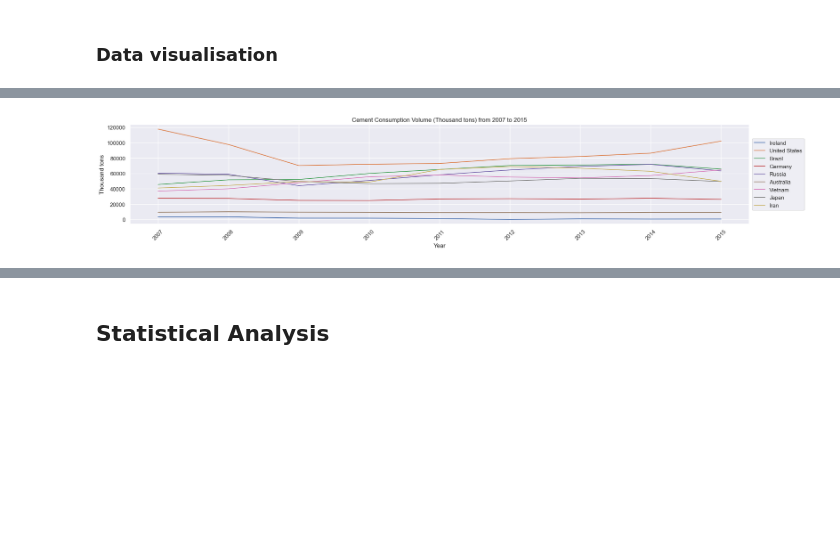
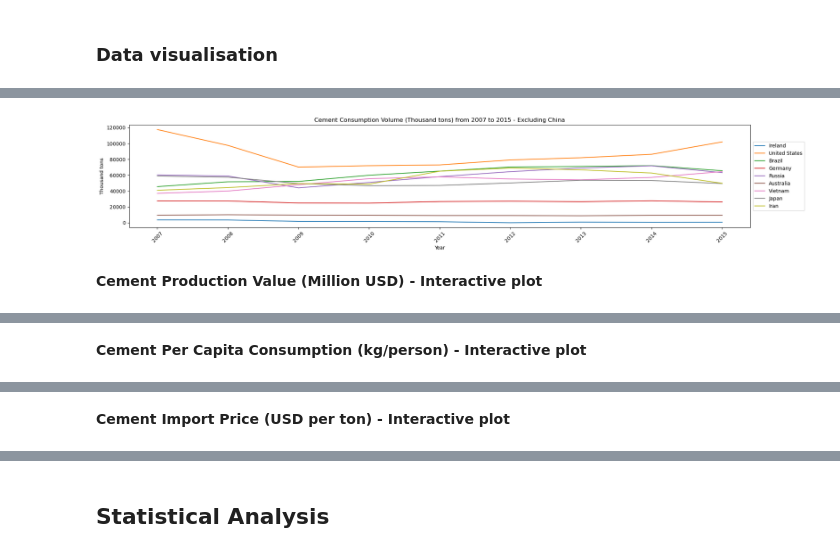
Before and after one commit to ASM2023063/mscda-20231-ca2, a Jupyter notebook: 2023063_ca2_notebook1.ipynb, the cells around one changed output, grey strips where cells are left out. Saved outputs shown, nothing was run; the diff lists cells and outputs as text; code cells hidden in the pictures; blank space fills up the shorter version.

```diff
--- a/2023063_ca2_notebook1.ipynb
+++ b/2023063_ca2_notebook1.ipynb
@@ -322,32 +325,34 @@ plt.show()
 # %%
 # Plot Cement Consumption Volume (Thousand tons) excluding China
 # Create figure and set of subplots
 fig, ax = plt.subplots()
 
 ax.plot(cement_merge[cement_merge["Code"]=="IRL"]["Year"], cement_merge[cement_merge["Code"]=="IRL"]["Consumption Volume"], label="Ireland")
 ax.plot(cement_merge[cement_merge["Code"]=="USA"]["Year"], cement_merge[cement_merge["Code"]=="USA"]["Consumption Volume"], label="United States")
 ax.plot(cement_merge[cement_merge["Code"]=="BRA"]["Year"], cement_merge[cement_merge["Code"]=="BRA"]["Consumption Volume"], label="Brazil")
 #ax.plot(cement_merge[cement_merge["Code"]=="CHN"]["Year"], cement_merge[cement_merge["Code"]=="CHN"]["Consumption Volume"], label="China")
 ax.plot(cement_merge[cement_merge["Code"]=="DEU"]["Year"], cement_merge[cement_merge["Code"]=="DEU"]["Consumption Volume"], label="Germany")
 ax.plot(cement_merge[cement_merge["Code"]=="RUS"]["Year"], cement_merge[cement_merge["Code"]=="RUS"]["Consumption Volume"], label="Russia")
 ax.plot(cement_merge[cement_merge["Code"]=="AUS"]["Year"], cement_merge[cement_merge["Code"]=="AUS"]["Consumption Volume"], label="Australia")
 ax.plot(cement_merge[cement_merge["Code"]=="VNM"]["Year"], cement_merge[cement_merge["Code"]=="VNM"]["Consumption Volume"], label="Vietnam")
 ax.plot(cement_merge[cement_merge["Code"]=="JPN"]["Year"], cement_merge[cement_merge["Code"]=="JPN"]["Consumption Volume"], label="Japan")
 ax.plot(cement_merge[cement_merge["Code"]=="IRN"]["Year"], cement_merge[cement_merge["Code"]=="IRN"]["Consumption Volume"], label="Iran")
 
 
 # Config graphic
 plt.rc("figure", autolayout=True, figsize=(20, 4))
-plt.title("Cement Consumption Volume (Thousand tons) from 2007 to 2015")
+plt.title("Cement Consumption Volume (Thousand tons) from 2007 to 2015 - Excluding China")
 plt.xlabel("Year")
 plt.ylabel("Thousand tons")
 plt.xticks(rotation=45)
 ax.legend(loc='center left', bbox_to_anchor=(1, 0.5))
 
 # Display graphic
 plt.show()
 # %% [output]
-[figure, old version]
+[figure, new version]
+# %% [markdown]
+<b>Cement Production Value (Million USD) - Interactive plot
 # %%
 # Interactive map graph: Cement Production Value (Million USD)
 
@@ -373,6 +378,8 @@ fig.update_layout(
 fig.show()
 # %% [output]
 [interactive output not drawn]
+# %% [markdown]
+<b>Cement Per Capita Consumption (kg/person) - Interactive plot
 # %%
 # Interactive scatterplot map graph: Cement Per Capita Consumption (kg/person)
 
@@ -394,6 +401,8 @@ fig.update_layout(
 fig.show()
 # %% [output]
 [interactive output not drawn]
+# %% [markdown]
+<b>Cement Import Price (USD per ton) - Interactive plot
 # %%
 # Interactive scatterplot map graph: Cement Import Price (USD per ton)
 
```
Also changed, not shown: parts of 76 cells of this notebook.
